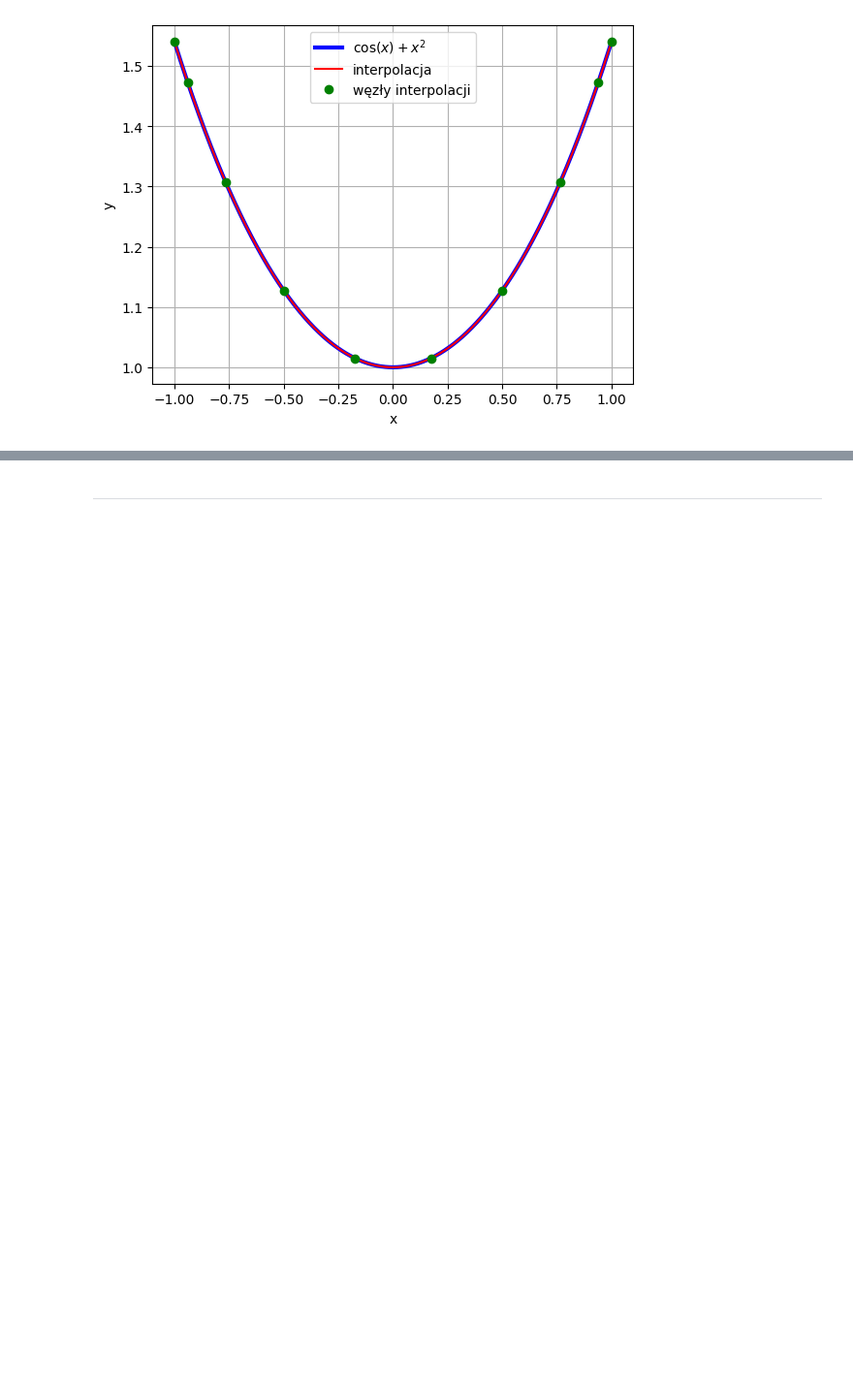
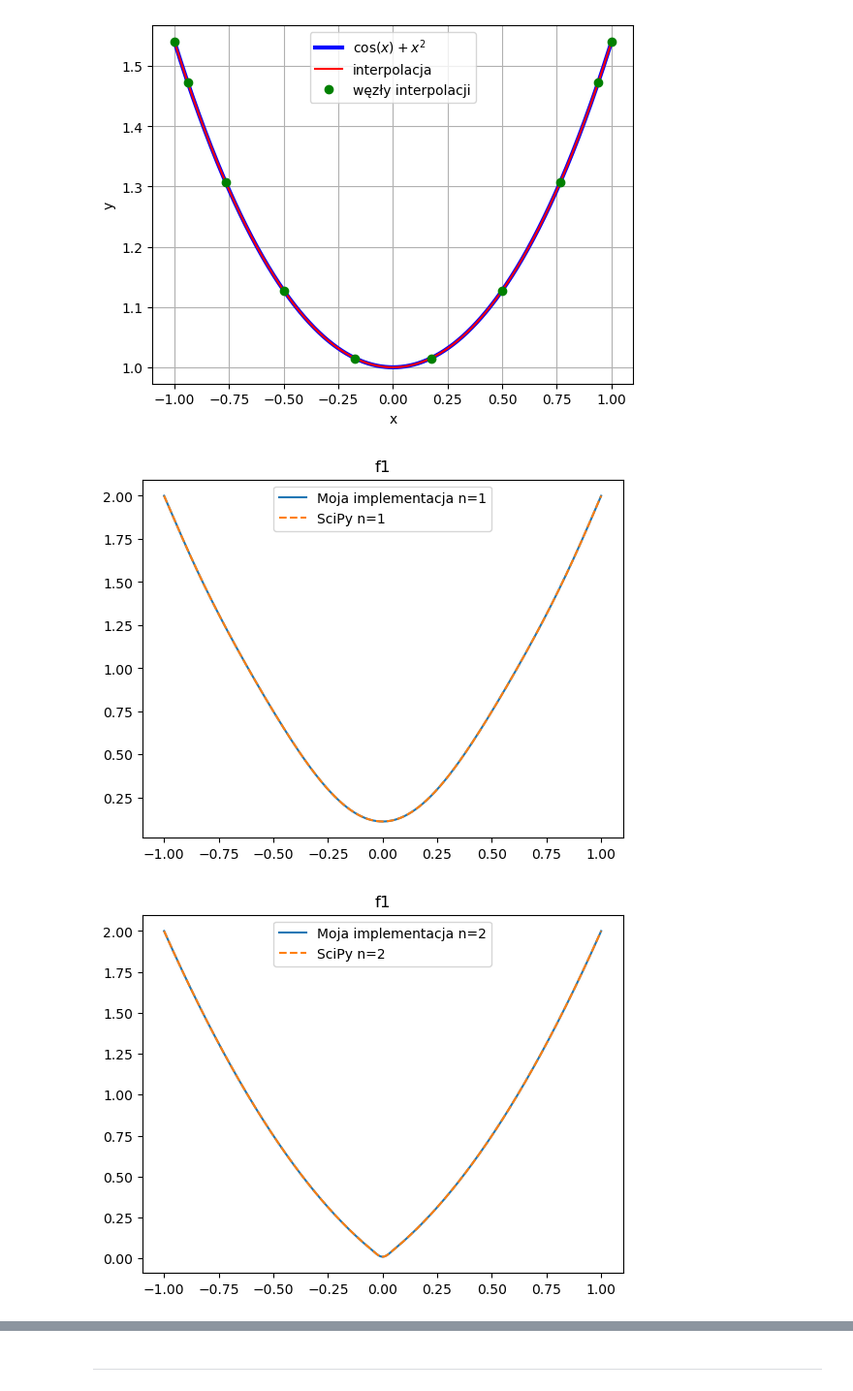
Before and after one commit to MN-KJ-2025/lab9-interpolacja-maciejonpg, a Jupyter notebook: sprawozdanie.ipynb, the cells around one changed output, grey strips where cells are left out. Shown at 97% size. Drawn from its saved outputs; the diff is of its cells as text; code cells hidden in the pictures; blank space fills up the shorter version.

```diff
--- a/sprawozdanie.ipynb
+++ b/sprawozdanie.ipynb
@@ -98,20 +98,20 @@ Funkcje można zaimplementować w notebooku lub w pliku `main.py`.
 # %%
 # ===== Twoja implementacja tutaj =====
 def f1(x:float)->float:
-    return np.sgn(x)*x+x**2
+    return np.sign(x)*x+x**2
 
 def f2(x:float)->float:
-    return np.sgn(x)*x**2
+    return np.sign(x)*x**2
 
 def f3(x:float)->float:
-    return np.abs(np.sgn(5*x))**3
+    return np.abs(np.sign(5*x))**3
 
 def f4(x:float)->float:
     for i in (1,25,100):
         return 1/(1+i*x^2)
 
 def f5(x:float)->float:
-    return np.sgn(x)
+    return np.sign(x)
 # %% [markdown]
 ---
 # %% [markdown]
@@ -124,6 +124,14 @@ $$
 $$
 
 Zaimplementuj funkcję *`L_inf()`* wyznaczającą normę $\ell_{\infty}$.
+# %%
+def L_inf(
+    xr: int | float | list | np.ndarray, x: int | float | list | np.ndarray
+) -> float | None:
+    if isinstance(xr, (int, float)) and isinstance(x, (int, float)):
+        return abs(xr - x)
+
+    return np.max(np.abs(np.array(xr) - np.array(x)))
 # %% [markdown]
 ---
 # %% [markdown]
@@ -179,0 +186,55 @@ plt.show()
+# %%
+# ===== Twoja implementacja tutaj =====
+def barycentric_inte(
+    xi: np.ndarray,
+    yi: np.ndarray,
+    wi: np.ndarray,
+    x: np.ndarray
+) -> np.ndarray | None:
+
+
+
+    if not isinstance(xi, np.ndarray) or not isinstance(yi, np.ndarray):
+        return None
+    if not isinstance(wi, np.ndarray) or not isinstance(x, np.ndarray):
+        return None
+
+    if xi.ndim != 1 or yi.ndim != 1 or wi.ndim != 1 or x.ndim != 1:
+        return None
+
+    if len(xi) != len(yi) or len(xi) != len(wi):
+        return None
+
+    m = xi.size
+    result = np.zeros_like(x, dtype=float)
+
+    for idx, xv in enumerate(x):
+        dx = xv - xi
+
+
+        hit = np.nonzero(dx == 0)[0]
+        if hit.size:
+            result[idx] = yi[hit[0]]
+            continue
+
+        temp = wi / dx
+        result[idx] = np.dot(temp, yi) / np.sum(temp)
+
+    return result
+
+l=[1,2,3,4,5]
+for n in l:
+    x=np.linspace(-1,1,1000)
+    x_c=chebyshev_nodes(10**n)
+    w=bar_cheb_weights(10**n)
+    y1=barycentric_inte(x_c,f1(x_c),w,x)
+    y2=sp.interpolate.barycentric_interpolate(x_c,f1(x_c),x)
+    plt.plot(x,y1,label="Moja implementacja n="+str(n))
+    plt.plot(x,y2,label="SciPy n="+str(n),linestyle='dashed')
+    plt.title("f1")
+    plt.legend()
+    plt.show()
+    print(L_inf(y1, y2))
+# %% [output]
+[figure, added]
+[figure, added]
```
Also changed, not shown: parts of 6 cells of this notebook, 1 other file.
